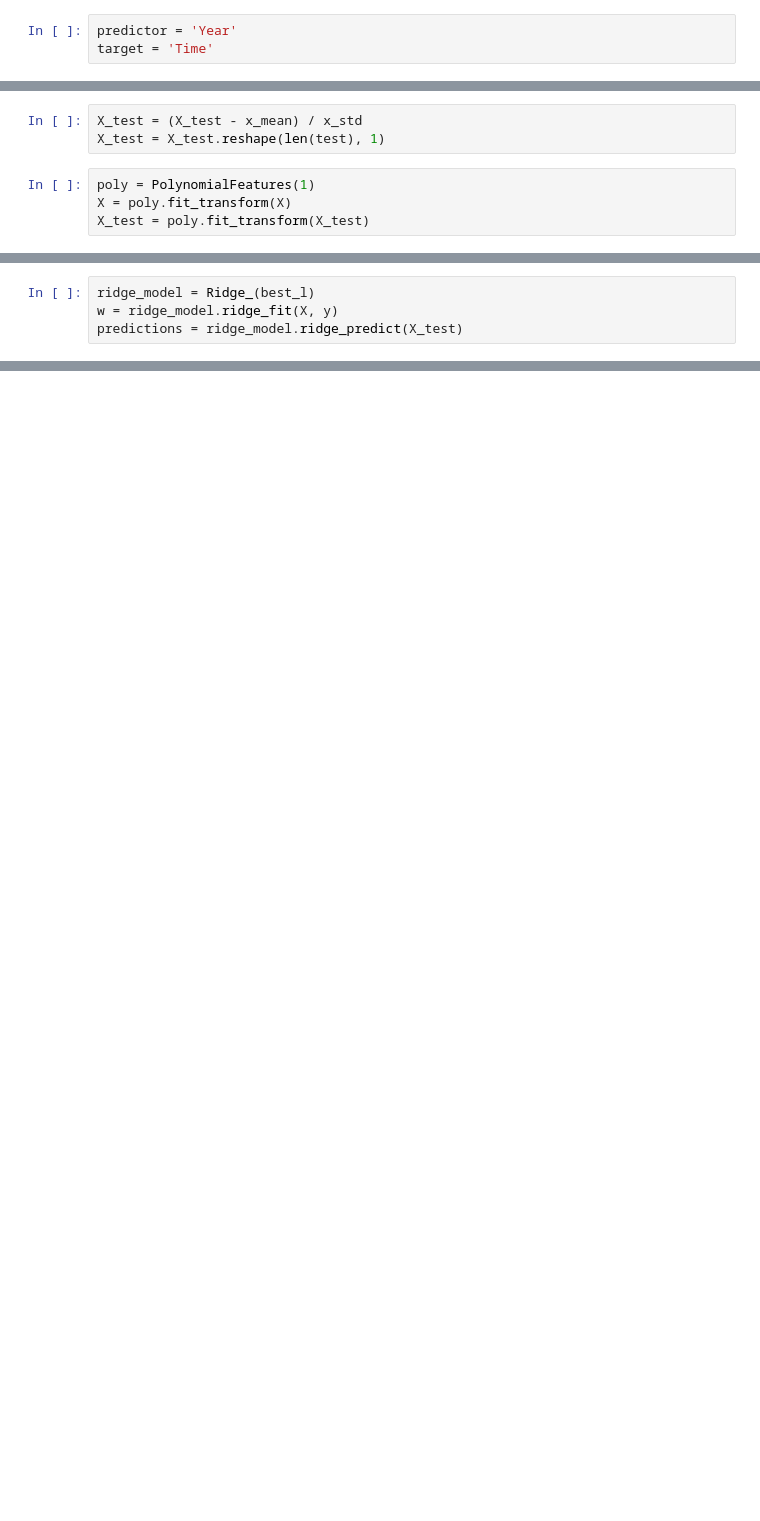
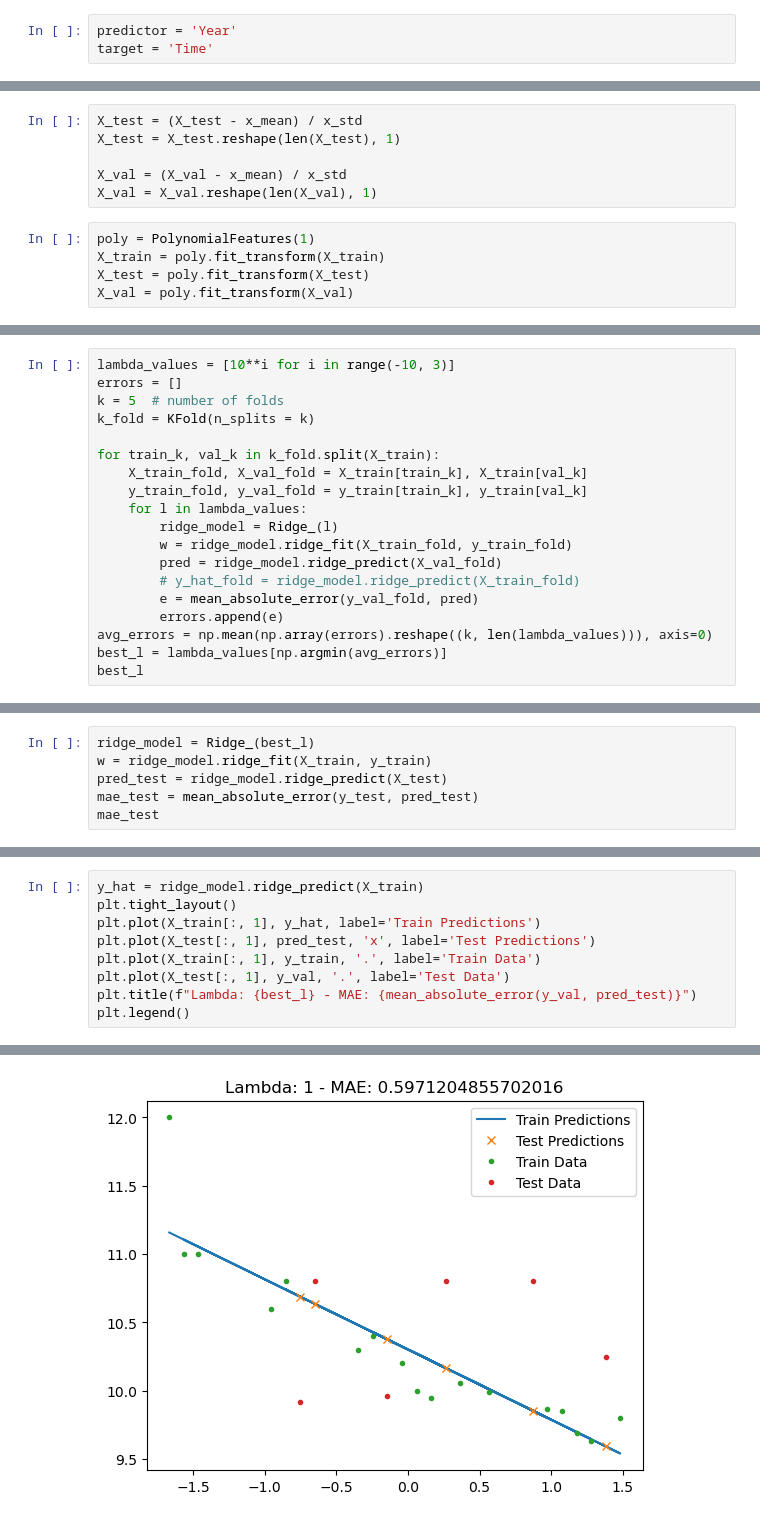
Before and after one commit to sararst/Malis, a Jupyter notebook: proj3/task2.ipynb, the cells around one changed output, grey strips where cells are left out. Drawn from its saved outputs; the diff is of its cells as text; blank space fills up the shorter version.

```diff
--- a/proj3/task2.ipynb
+++ b/proj3/task2.ipynb
@@ -33,7 +31,11 @@ X = X.reshape(len(train), 1)
 # %%
 X_test = (X_test - x_mean) / x_std
-X_test = X_test.reshape(len(test), 1)
+X_test = X_test.reshape(len(X_test), 1)
+
+X_val = (X_val - x_mean) / x_std
+X_val = X_val.reshape(len(X_val), 1)
 # %%
 poly = PolynomialFeatures(1)
-X = poly.fit_transform(X)
+X_train = poly.fit_transform(X_train)
 X_test = poly.fit_transform(X_test)
+X_val = poly.fit_transform(X_val)
@@ -83,0 +42,19 @@ plt.show()
+# %%
+lambda_values = [10**i for i in range(-10, 3)]
+errors = []
+k = 5  # number of folds
+k_fold = KFold(n_splits = k)
+
+for train_k, val_k in k_fold.split(X_train):
+    X_train_fold, X_val_fold = X_train[train_k], X_train[val_k]
+    y_train_fold, y_val_fold = y_train[train_k], y_train[val_k]
+    for l in lambda_values:
+        ridge_model = Ridge_(l)
+        w = ridge_model.ridge_fit(X_train_fold, y_train_fold)
+        pred = ridge_model.ridge_predict(X_val_fold)
+        # y_hat_fold = ridge_model.ridge_predict(X_train_fold)
+        e = mean_absolute_error(y_val_fold, pred)
+        errors.append(e)
+avg_errors = np.mean(np.array(errors).reshape((k, len(lambda_values))), axis=0)
+best_l = lambda_values[np.argmin(avg_errors)]
+best_l
@@ -84,5 +63,7 @@ plt.show()
 # %%
 ridge_model = Ridge_(best_l)
-w = ridge_model.ridge_fit(X, y)
-predictions = ridge_model.ridge_predict(X_test)
+w = ridge_model.ridge_fit(X_train, y_train)
+pred_test = ridge_model.ridge_predict(X_test)
+mae_test = mean_absolute_error(y_test, pred_test)
+mae_test
 # %% [output]
@@ -89,0 +71,10 @@ array([10.38130435, -0.4799017 ])
+# %%
+y_hat = ridge_model.ridge_predict(X_train)
+plt.tight_layout()
+plt.plot(X_train[:, 1], y_hat, label='Train Predictions')
+plt.plot(X_test[:, 1], pred_test, 'x', label='Test Predictions')
+plt.plot(X_train[:, 1], y_train, '.', label='Train Data')
+plt.plot(X_test[:, 1], y_val, '.', label='Test Data')
+plt.title(f"Lambda: {best_l} - MAE: {mean_absolute_error(y_val, pred_test)}")
+plt.legend()
+# %% [output]
@@ -90,3 +82,4 @@ array([10.38130435, -0.4799017 ])
+[figure, added]
 # %%
 # test with sklearn
 ridge_model2 = Ridge(alpha=best_l)
```
Also changed, not shown: parts of 15 cells of this notebook, 1 other file.
